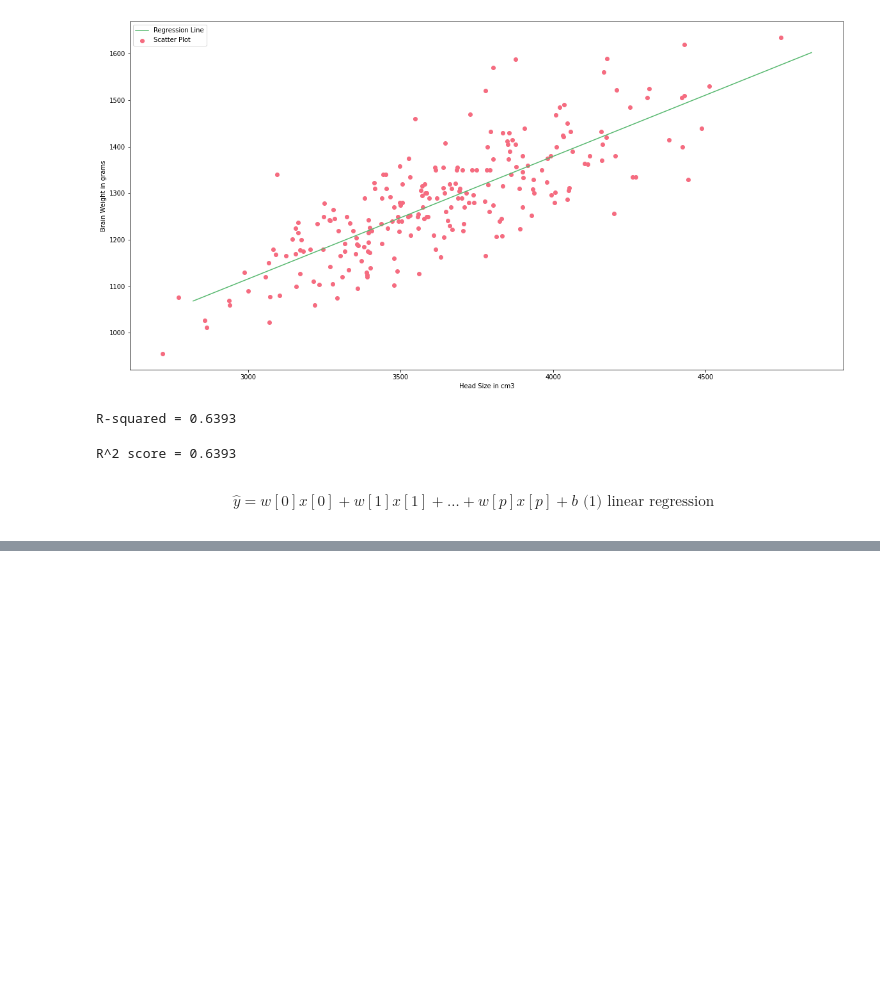
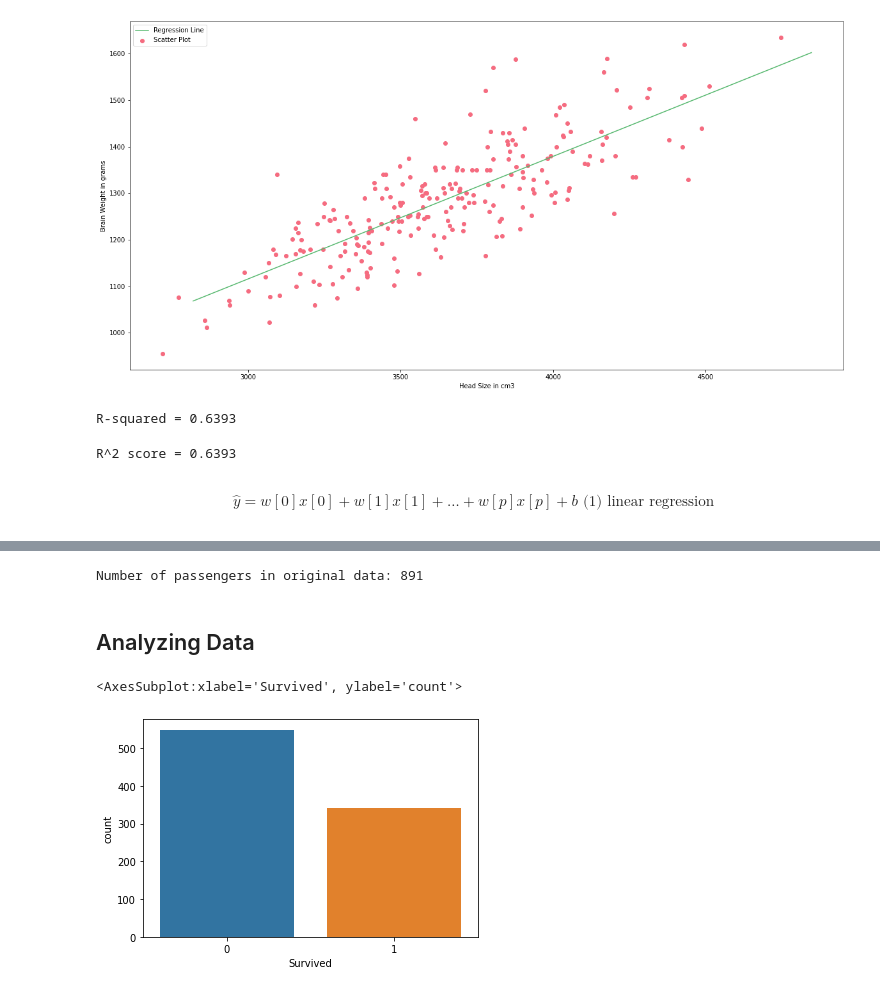
Before and after one commit to awwalm/MLDataSci, a Jupyter notebook: Notes.ipynb, the cells around one changed output, grey strips where cells are left out. Saved outputs shown, nothing was run; the diff lists cells and outputs as text; code cells hidden in the pictures; blank space fills up the shorter version.

```diff
--- a/Notes.ipynb
+++ b/Notes.ipynb
@@ -130,0 +133,10 @@ R^2 score = 0.6393
+# %%
+import pandas as pd # data tabulation and indexing
+import numpy as np # numerical python
+import seaborn as sns # statistical visualization
+import math # mathematical programming
+import matplotlib.pyplot as plt # proprietary visualization
+%matplotlib inline
+
+titanic_data = pd.read_csv("DataScience/datasets/titanic.csv")
+titanic_data.head(10)
@@ -130,0 +155,11 @@ R^2 score = 0.6393
+# %%
+print(f"Number of passengers in original data: {len(titanic_data.index)}")
+# %% [output]
+Number of passengers in original data: 891
+# %% [markdown]
+## Analyzing Data
+# %%
+sns.countplot(x="Survived", data=titanic_data)
+# %% [output]
+<AxesSubplot:xlabel='Survived', ylabel='count'>
+[figure, added]
```
Also changed, not shown: parts of 8 cells of this notebook.
